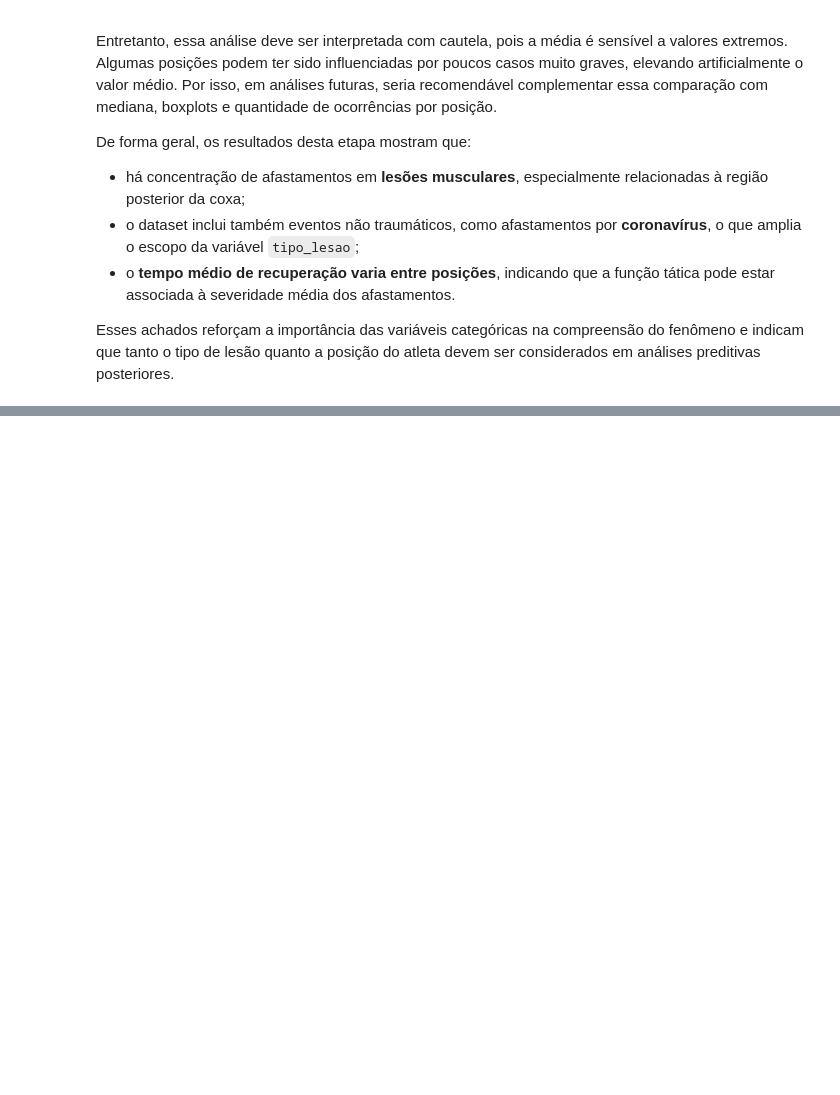
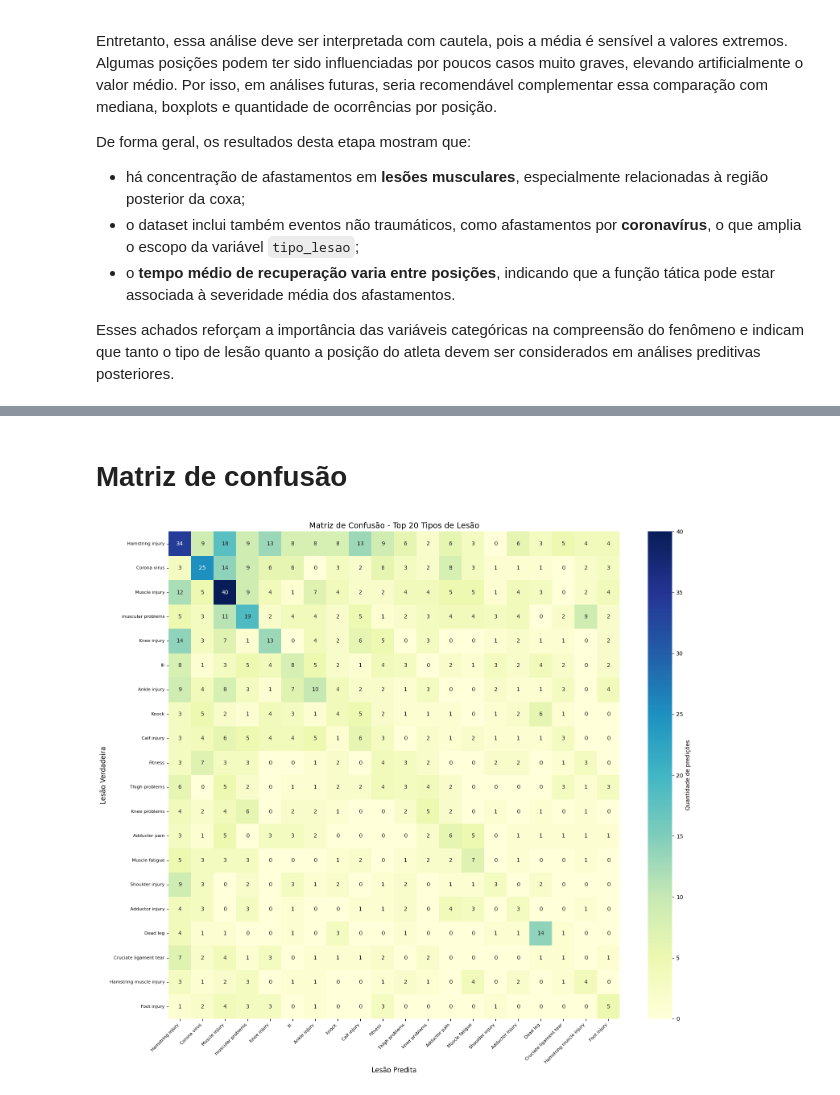
Before and after one commit to ICEI-PUC-Minas-PMV-SI/pmv-si-2026-1-pe7-t1-g3-analytics_lesao_futebol, a Jupyter notebook: src/notebooks/analise_exploratoria.ipynb, the cells around one changed output, grey strips where cells are left out. Saved outputs shown, nothing was run; the diff lists cells and outputs as text; code cells hidden in the pictures; blank space fills up the shorter version.

Commit message:
matriz de confusao

```diff
--- a/src/notebooks/analise_exploratoria.ipynb
+++ b/src/notebooks/analise_exploratoria.ipynb
@@ -1260,0 +635,36 @@ A calibração, especialmente a isotonic, apresenta os melhores resultados em te
+# %% [markdown]
+# Matriz de confusão
+# %%
+import matplotlib.pyplot as plt
+import seaborn as sns
+
+# Top classes
+top_n = 20
+top_classes = y_test.value_counts().head(top_n).index.tolist()
+
+# Filtrar
+y_test_filtered = y_test[y_test.isin(top_classes)]
+y_pred_filtered = y_pred[y_test.isin(top_classes)]
+
+# Matriz SEM normalização (valores absolutos)
+cm = confusion_matrix(
+    y_test_filtered,
+    y_pred_filtered,
+    labels=top_classes
+)
+
+# Heatmap manual com mais controle
+plt.figure(figsize=(16, 14))
+sns.heatmap(cm, annot=True, fmt='d', cmap='YlGnBu',
+            xticklabels=top_classes,
+            yticklabels=top_classes,
+            cbar_kws={'label': 'Quantidade de predições'})
+plt.title('Matriz de Confusão - Top 20 Tipos de Lesão', fontsize=14)
+plt.xlabel('Lesão Predita', fontsize=12)
+plt.ylabel('Lesão Verdadeira', fontsize=12)
+plt.xticks(rotation=45, ha='right', fontsize=8)
+plt.yticks(fontsize=8)
+plt.tight_layout()
+plt.show()
+# %% [output]
+[figure, added]
```
Also changed, not shown: parts of 46 cells of this notebook, 2 other files.
